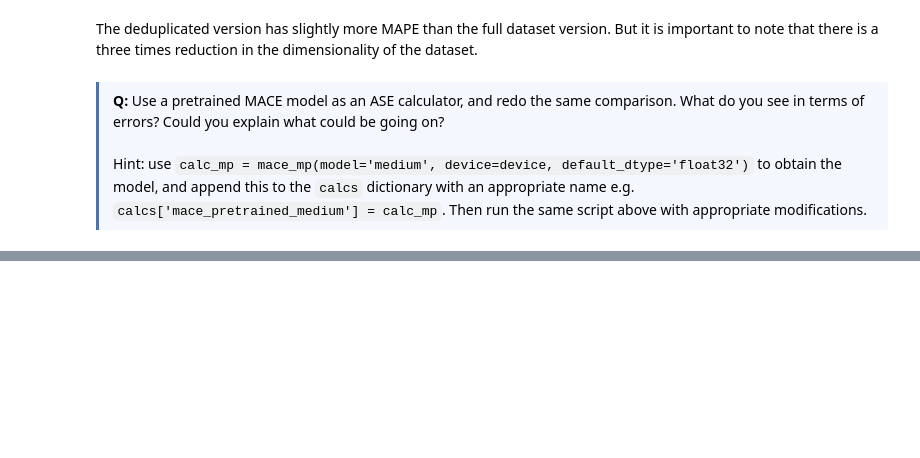
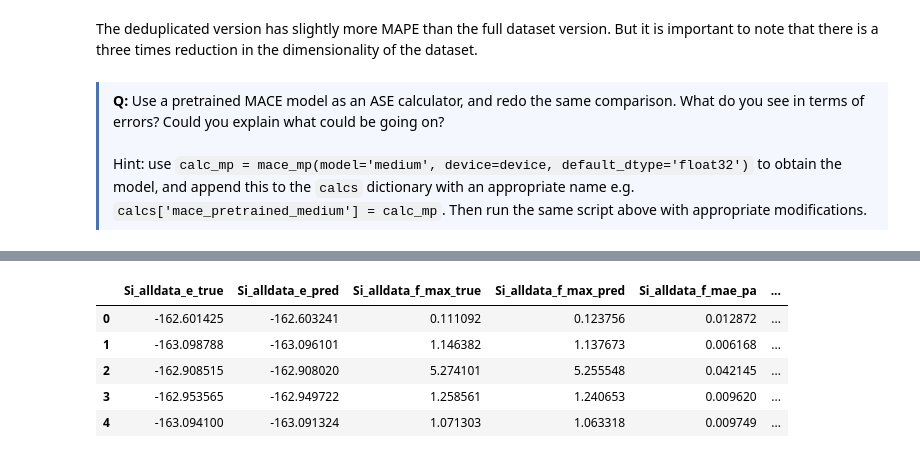
Before and after one commit to parthapaul7/.dotfiles, a Jupyter notebook: Lab1.ipynb, the cells around one changed output, grey strips where cells are left out. Saved outputs shown, nothing was run; the diff lists cells and outputs as text; code cells hidden in the pictures; blank space fills up the shorter version.

```diff
--- a/Lab1.ipynb
+++ b/Lab1.ipynb
@@ -733,0 +742,26 @@ calcs['mace_pretrained_medium'] = calc_mp
+# %%
+results = {name: evaluate(calc, test_structs) for name, calc in calcs.items()}
+df = pd.concat(
+    [
+        pd.DataFrame(
+            {
+                f"{name}_e_true": e_true,
+                f"{name}_e_pred": e_pred,
+                f"{name}_f_max_true": f_max_true,
+                f"{name}_f_max_pred": f_max_pred,
+                f"{name}_f_mae_pa": f_mae_pa,
+            }
+        )
+        for name, (e_true, e_pred, f_max_true, f_max_pred, f_mae_pa) in results.items()
+    ],
+    axis=1,
+)
+
+df.head()
+# %% [output]
+|  | Si_alldata_e_true | Si_alldata_e_pred | Si_alldata_f_max_true | Si_alldata_f_max_pred | Si_alldata_f_mae_pa | ... |
+| 0 | -162.601425 | -162.603241 | 0.111092 | 0.123756 | 0.012872 | ... |
+| 1 | -163.098788 | -163.096101 | 1.146382 | 1.137673 | 0.006168 | ... |
+| 2 | -162.908515 | -162.908020 | 5.274101 | 5.255548 | 0.042145 | ... |
+| 3 | -162.953565 | -162.949722 | 1.258561 | 1.240653 | 0.009620 | ... |
+| 4 | -163.094100 | -163.091324 | 1.071303 | 1.063318 | 0.009749 | ... |
```
Also changed, not shown: parts of 11 cells of this notebook.
